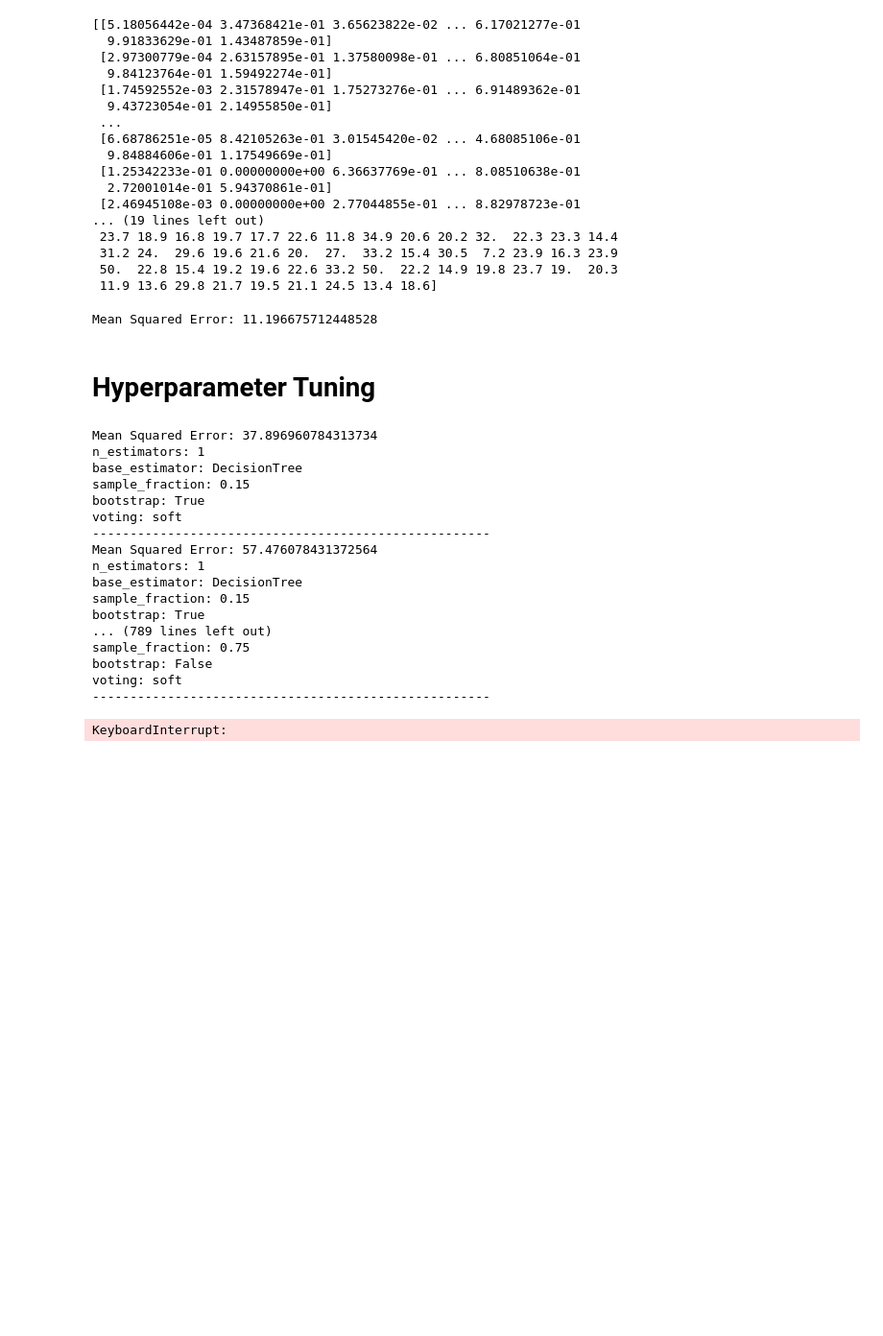
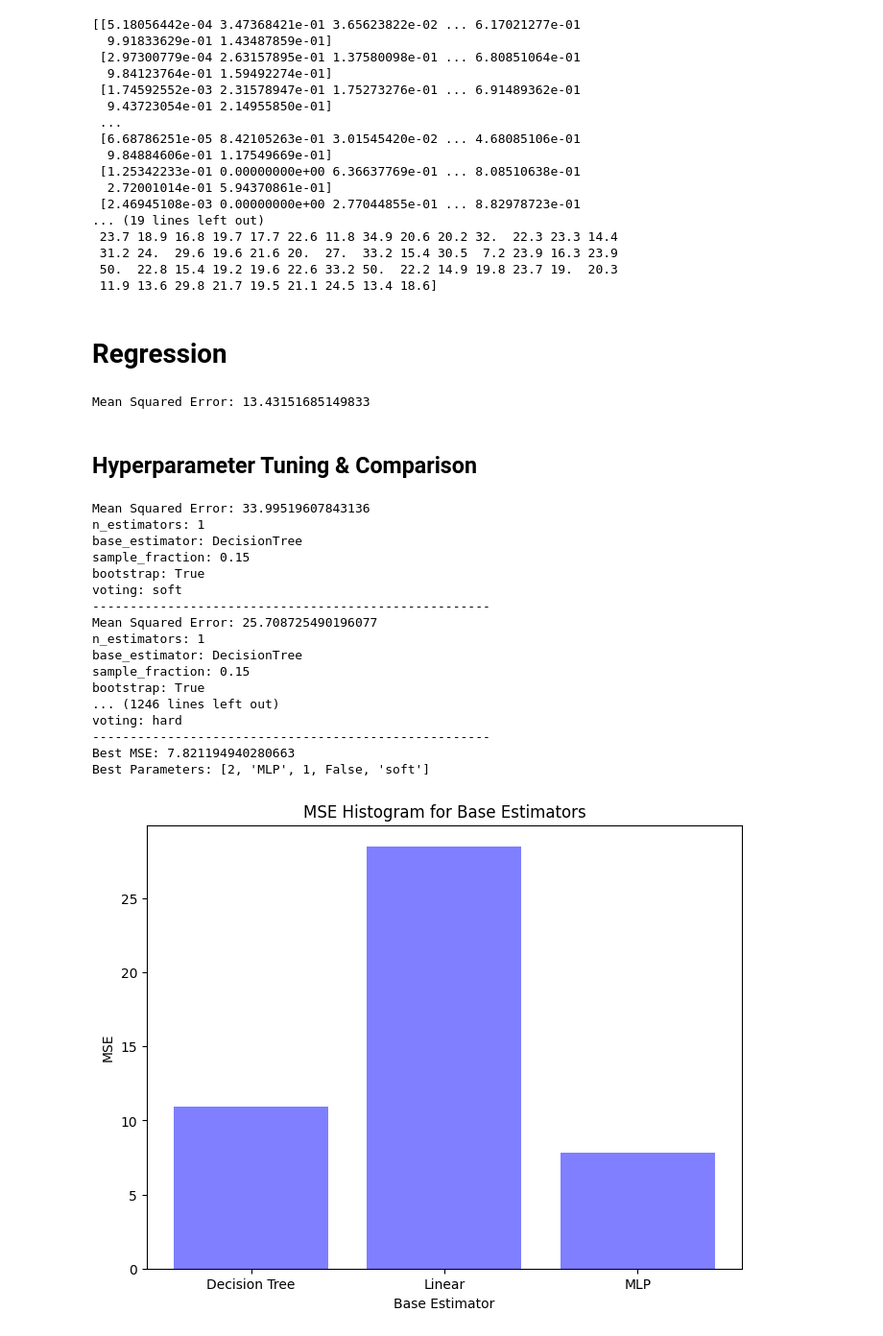
Before and after one commit to losettimourya/SMAI-Assignment4, a Jupyter notebook: 3.ipynb, the cells around one changed output. Shown at 96% size. Drawn from its saved outputs; the diff is of its cells as text; code cells hidden in the pictures; blank space fills up the shorter version.

Commit message:
Bagging done

```diff
--- a/3.ipynb
+++ b/3.ipynb
@@ -466,6 +468,8 @@ print(y_train)
  31.2 24.  29.6 19.6 21.6 20.  27.  33.2 15.4 30.5  7.2 23.9 16.3 23.9
  50.  22.8 15.4 19.2 19.6 22.6 33.2 50.  22.2 14.9 19.8 23.7 19.  20.3
  11.9 13.6 29.8 21.7 19.5 21.1 24.5 13.4 18.6]
+# %% [markdown]
+# Regression
 # %%
 def bagging_ensemble_regression(base_estimator, n_estimators, sample_fraction,with_replacement, voting):
     ensemble_models = []
@@ -505,58 +509,79 @@ def bagging_ensemble_regression(base_estimator, n_estimators, sample_fraction,wi
 
     return ensemble_predict
 
-bagged_regressor_decision_tree_soft = bagging_ensemble_regression(base_estimator="DecisionTree", n_estimators=10, sample_fraction=0.75, with_replacement=True, voting="soft")
+bagged_regressor_decision_tree_soft = bagging_ensemble_regression(base_estimator="MLP", n_estimators=10, sample_fraction=0.75, with_replacement=True, voting="soft")
 y_pred = bagged_regressor_decision_tree_soft(X_test)
 mse = mean_squared_error(y_test, y_pred)
 print("Mean Squared Error:", mse)
 # %% [output]
-Mean Squared Error: 11.196675712448528
+Mean Squared Error: 13.43151685149833
 # %% [markdown]
-# Hyperparameter Tuning
+## Hyperparameter Tuning & Comparison
 # %%
-n_estimators = [1,5,10]
+n_estimators = [1,2,3]
 base_estimator = ["DecisionTree","Linear","MLP"]
 sample_fraction = [0.15,0.25,0.5,0.75,1]
 bootstrap = [True,False]
 voting = ["soft","hard"]
 best_mse = 10000000
+d_mse = 10000000
+l_mse = 10000000
+m_mse = 10000000
 best_params = []
 for i in n_estimators:
     for j in base_estimator:
         for k in sample_fraction:
             for l in bootstrap:
                 for m in voting:
                     bagged_regressor = bagging_ensemble_regression(base_estimator=j, n_estimators=i, sample_fraction=k, with_replacement=l, voting=m)
                     y_pred = bagged_regressor(X_test)
                     mse = mean_squared_error(y_test, y_pred)
                     print("Mean Squared Error:", mse)
                     print("n_estimators:",i)
                     print("base_estimator:",j)
                     print("sample_fraction:",k)
                     print("bootstrap:",l)
                     print("voting:",m)
                     print("-----------------------------------------------------")
                     if(mse < best_mse):
                         best_mse = mse
                         best_params = [i,j,k,l,m]
+                    if(j == "DecisionTree"):
+                        if(mse < d_mse):
+                            d_mse = mse
+                    if(j == "Linear"):
+                        if(mse < l_mse):
+                            l_mse = mse
+                    if(j == "MLP"):
+                        if(mse < m_mse):
+                            m_mse = mse
 print("Best MSE:",best_mse)
 print("Best Parameters:",best_params)
+
+plt.figure(figsize=(8, 6))
+mse_values = [d_mse, l_mse, m_mse]
+bar_labels = ["Decision Tree", "Linear", "MLP"]
+plt.bar(bar_labels, mse_values, color='blue', alpha=0.5)
+plt.title("MSE Histogram for Base Estimators")
+plt.xlabel("Base Estimator")
+plt.ylabel("MSE")
+plt.show()
 # %% [output]
-Mean Squared Error: 37.896960784313734
+Mean Squared Error: 33.99519607843136
 n_estimators: 1
 base_estimator: DecisionTree
 sample_fraction: 0.15
 bootstrap: True
 voting: soft
 -----------------------------------------------------
-Mean Squared Error: 57.476078431372564
+Mean Squared Error: 25.708725490196077
 n_estimators: 1
 base_estimator: DecisionTree
 sample_fraction: 0.15
 bootstrap: True
-... (789 lines left out)
-sample_fraction: 0.75
-bootstrap: False
-voting: soft
+... (1246 lines left out)
+voting: hard
 -----------------------------------------------------
+Best MSE: 7.821194940280663
+Best Parameters: [2, 'MLP', 1, False, 'soft']
-KeyboardInterrupt:
+[figure, added]
```
Also changed, not shown: parts of 11 cells of this notebook.
